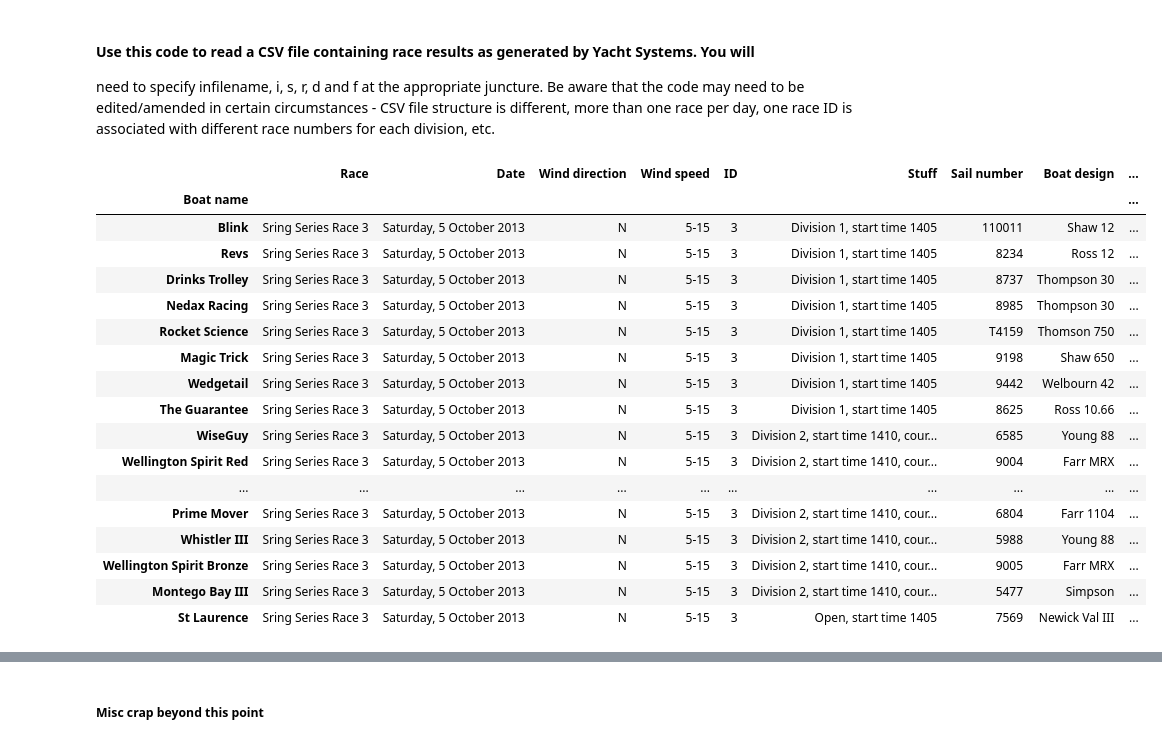
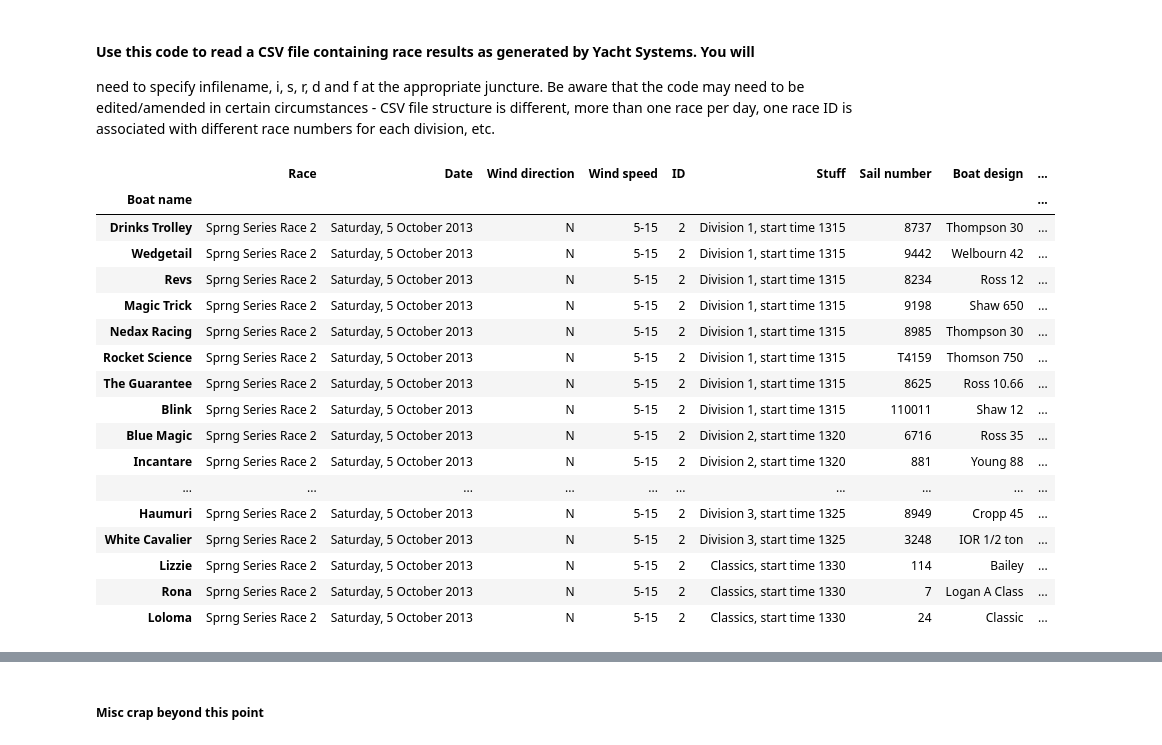
Before and after one commit to drphilbishop/RPNYC_race_analysis, a Jupyter notebook: processRawRaceData.ipynb, the cells around one changed output, grey strips where cells are left out. Saved outputs shown, nothing was run; the diff lists cells and outputs as text; code cells hidden in the pictures.

```diff
--- a/processRawRaceData.ipynb
+++ b/processRawRaceData.ipynb
@@ -66,43 +66,43 @@ def get_division(x):
 # %%
 # Take a quick look at a raw CSV file - need to select/deselect appropriate cols in CSV
 
-infilename = 'id3 spring r3 results'
+infilename = 'id2 spring r2 results'
 
 # Following list of colNums and colHdrs works fine on:
 # - Divisional races
 # - Winter series fully crewed
 CSVcolNums = [1,3,5,7,9,28,29,30,31,32,35,41,45]
 CSVcolHdrs = ['Race','Date','Wind direction','Wind speed','ID','Stuff','Sail number','Boat design', \
               'Boat name','Elapsed time','TCF','PHRF','IRC']
 
 q = input_csv(datapath + "Raw CSV data/", infilename + '.csv')
 #q.head(5)
 q
 
 # Notes:
 # - Edit '..\Handicapping\2013-14 season\Season summary (2013-14).xlsx'
 # - Compare imported data with hard-copy printout from Yacht Systems
 # - Make sure Elapsed time field begins with < if no time, e.g. <n/e>, <no entry>, <dnf>, <raf>, <osc>, <dns> etc
 # - Check for duplicate boat names, i.e. incorrect spelling
 # %% [output]
 |  | Race | Date | Wind direction | Wind speed | ID | Stuff | Sail number | Boat design | ... |
 | Boat name |  |  |  |  |  |  |  |  | ... |
-| Blink | Sring Series Race 3 | Saturday, 5 October 2013 | N | 5-15 | 3 | Division 1, start time 1405 | 110011 | Shaw 12 | ... |
-| Revs | Sring Series Race 3 | Saturday, 5 October 2013 | N | 5-15 | 3 | Division 1, start time 1405 | 8234 | Ross 12 | ... |
-| Drinks Trolley | Sring Series Race 3 | Saturday, 5 October 2013 | N | 5-15 | 3 | Division 1, start time 1405 | 8737 | Thompson 30 | ... |
-| Nedax Racing | Sring Series Race 3 | Saturday, 5 October 2013 | N | 5-15 | 3 | Division 1, start time 1405 | 8985 | Thompson 30 | ... |
-| Rocket Science | Sring Series Race 3 | Saturday, 5 October 2013 | N | 5-15 | 3 | Division 1, start time 1405 | T4159 | Thomson 750 | ... |
-| Magic Trick | Sring Series Race 3 | Saturday, 5 October 2013 | N | 5-15 | 3 | Division 1, start time 1405 | 9198 | Shaw 650 | ... |
-| Wedgetail | Sring Series Race 3 | Saturday, 5 October 2013 | N | 5-15 | 3 | Division 1, start time 1405 | 9442 | Welbourn 42 | ... |
-| The Guarantee | Sring Series Race 3 | Saturday, 5 October 2013 | N | 5-15 | 3 | Division 1, start time 1405 | 8625 | Ross 10.66 | ... |
-| WiseGuy | Sring Series Race 3 | Saturday, 5 October 2013 | N | 5-15 | 3 | Division 2, start time 1410, cour... | 6585 | Young 88 | ... |
-| Wellington Spirit Red | Sring Series Race 3 | Saturday, 5 October 2013 | N | 5-15 | 3 | Division 2, start time 1410, cour... | 9004 | Farr MRX | ... |
+| Drinks Trolley | Sprng Series Race 2 | Saturday, 5 October 2013 | N | 5-15 | 2 | Division 1, start time 1315 | 8737 | Thompson 30 | ... |
+| Wedgetail | Sprng Series Race 2 | Saturday, 5 October 2013 | N | 5-15 | 2 | Division 1, start time 1315 | 9442 | Welbourn 42 | ... |
+| Revs | Sprng Series Race 2 | Saturday, 5 October 2013 | N | 5-15 | 2 | Division 1, start time 1315 | 8234 | Ross 12 | ... |
+| Magic Trick | Sprng Series Race 2 | Saturday, 5 October 2013 | N | 5-15 | 2 | Division 1, start time 1315 | 9198 | Shaw 650 | ... |
+| Nedax Racing | Sprng Series Race 2 | Saturday, 5 October 2013 | N | 5-15 | 2 | Division 1, start time 1315 | 8985 | Thompson 30 | ... |
+| Rocket Science | Sprng Series Race 2 | Saturday, 5 October 2013 | N | 5-15 | 2 | Division 1, start time 1315 | T4159 | Thomson 750 | ... |
+| The Guarantee | Sprng Series Race 2 | Saturday, 5 October 2013 | N | 5-15 | 2 | Division 1, start time 1315 | 8625 | Ross 10.66 | ... |
+| Blink | Sprng Series Race 2 | Saturday, 5 October 2013 | N | 5-15 | 2 | Division 1, start time 1315 | 110011 | Shaw 12 | ... |
+| Blue Magic | Sprng Series Race 2 | Saturday, 5 October 2013 | N | 5-15 | 2 | Division 2, start time 1320 | 6716 | Ross 35 | ... |
+| Incantare | Sprng Series Race 2 | Saturday, 5 October 2013 | N | 5-15 | 2 | Division 2, start time 1320 | 881 | Young 88 | ... |
 | ... | ... | ... | ... | ... | ... | ... | ... | ... | ... |
-| Prime Mover | Sring Series Race 3 | Saturday, 5 October 2013 | N | 5-15 | 3 | Division 2, start time 1410, cour... | 6804 | Farr 1104 | ... |
-| Whistler III | Sring Series Race 3 | Saturday, 5 October 2013 | N | 5-15 | 3 | Division 2, start time 1410, cour... | 5988 | Young 88 | ... |
-| Wellington Spirit Bronze | Sring Series Race 3 | Saturday, 5 October 2013 | N | 5-15 | 3 | Division 2, start time 1410, cour... | 9005 | Farr MRX | ... |
-| Montego Bay III | Sring Series Race 3 | Saturday, 5 October 2013 | N | 5-15 | 3 | Division 2, start time 1410, cour... | 5477 | Simpson | ... |
-| St Laurence | Sring Series Race 3 | Saturday, 5 October 2013 | N | 5-15 | 3 | Open, start time 1405 | 7569 | Newick Val III | ... |
+| Haumuri | Sprng Series Race 2 | Saturday, 5 October 2013 | N | 5-15 | 2 | Division 3, start time 1325 | 8949 | Cropp 45 | ... |
+| White Cavalier | Sprng Series Race 2 | Saturday, 5 October 2013 | N | 5-15 | 2 | Division 3, start time 1325 | 3248 | IOR 1/2 ton | ... |
+| Lizzie | Sprng Series Race 2 | Saturday, 5 October 2013 | N | 5-15 | 2 | Classics, start time 1330 | 114 | Bailey | ... |
+| Rona | Sprng Series Race 2 | Saturday, 5 October 2013 | N | 5-15 | 2 | Classics, start time 1330 | 7 | Logan A Class | ... |
+| Loloma | Sprng Series Race 2 | Saturday, 5 October 2013 | N | 5-15 | 2 | Classics, start time 1330 | 24 | Classic | ... |
 # %%
 # Create a uniformly structured dataframe for the current race data
 
```
Also changed, not shown: parts of 2 cells of this notebook, 2 other files.
